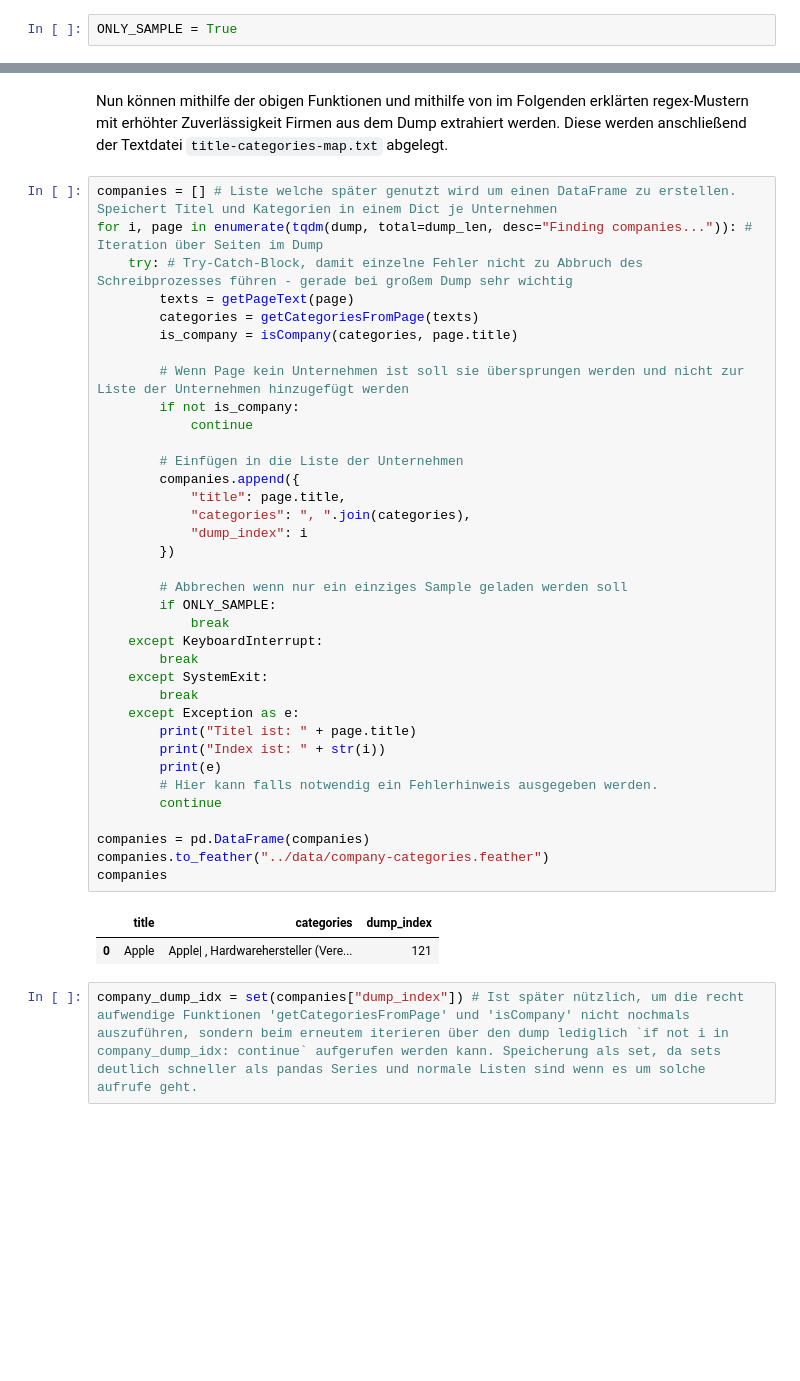
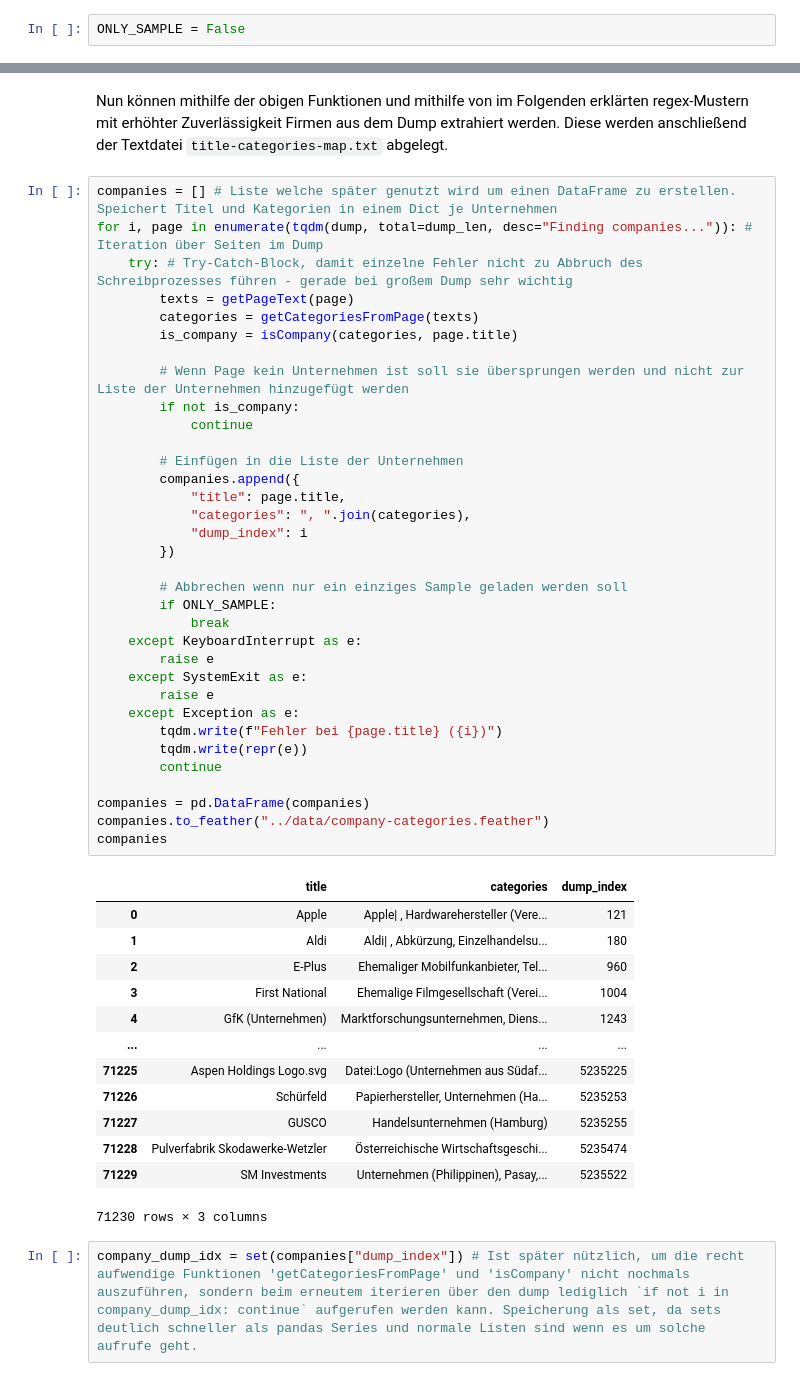
Before and after one commit to relativityhd/forschungsseminar-nlp, a Jupyter notebook: src/Aufgabe 1.ipynb, the cells around one changed output, grey strips where cells are left out. Saved outputs shown, nothing was run; the diff lists cells and outputs as text; blank space fills up the shorter version.

```diff
--- a/src/Aufgabe 1.ipynb
+++ b/src/Aufgabe 1.ipynb
@@ -22,7 +22,7 @@ Zur Auswahl stehen hier
 
 Über die Variable `ONLY_SAMPLE` kann bestimmt werden ob nur ein Subset der Daten beispielhaft verarbeitet werden oder der komplette große Dump verarbeitet wird.
 # %%
-ONLY_SAMPLE = True
+ONLY_SAMPLE = False
 # %% [markdown]
 ### Extraktion des Dumps:
 
@@ -194,41 +194,50 @@ Diese werden anschließend der Textdatei `title-categories-map.txt` abgelegt.
 companies = [] # Liste welche später genutzt wird um einen DataFrame zu erstellen. Speichert Titel und Kategorien in einem Dict je Unternehmen
 for i, page in enumerate(tqdm(dump, total=dump_len, desc="Finding companies...")): # Iteration über Seiten im Dump
     try: # Try-Catch-Block, damit einzelne Fehler nicht zu Abbruch des Schreibprozesses führen - gerade bei großem Dump sehr wichtig
         texts = getPageText(page)
         categories = getCategoriesFromPage(texts)
         is_company = isCompany(categories, page.title)
 
         # Wenn Page kein Unternehmen ist soll sie übersprungen werden und nicht zur Liste der Unternehmen hinzugefügt werden
         if not is_company:
             continue
 
         # Einfügen in die Liste der Unternehmen
         companies.append({
             "title": page.title,
             "categories": ", ".join(categories),
             "dump_index": i
         })
 
         # Abbrechen wenn nur ein einziges Sample geladen werden soll
         if ONLY_SAMPLE:
             break
-    except KeyboardInterrupt:
-        break
-    except SystemExit:
-        break
+    except KeyboardInterrupt as e:
+        raise e
+    except SystemExit as e:
+        raise e
     except Exception as e:
-        print("Titel ist: " + page.title)
-        print("Index ist: " + str(i))
-        print(e)
-        # Hier kann falls notwendig ein Fehlerhinweis ausgegeben werden.
+        tqdm.write(f"Fehler bei {page.title} ({i})")
+        tqdm.write(repr(e))
         continue
 
 companies = pd.DataFrame(companies)
 companies.to_feather("../data/company-categories.feather")
 companies
 # %% [output]
 |  | title | categories | dump_index |
 | 0 | Apple | Apple| , Hardwarehersteller (Vere... | 121 |
+| 1 | Aldi | Aldi| , Abkürzung, Einzelhandelsu... | 180 |
+| 2 | E-Plus | Ehemaliger Mobilfunkanbieter, Tel... | 960 |
+| 3 | First National | Ehemalige Filmgesellschaft (Verei... | 1004 |
+| 4 | GfK (Unternehmen) | Marktforschungsunternehmen, Diens... | 1243 |
+| ... | ... | ... | ... |
+| 71225 | Aspen Holdings Logo.svg | Datei:Logo (Unternehmen aus Südaf... | 5235225 |
+| 71226 | Schürfeld | Papierhersteller, Unternehmen (Ha... | 5235253 |
+| 71227 | GUSCO | Handelsunternehmen (Hamburg) | 5235255 |
+| 71228 | Pulverfabrik Skodawerke-Wetzler | Österreichische Wirtschaftsgeschi... | 5235474 |
+| 71229 | SM Investments | Unternehmen (Philippinen), Pasay,... | 5235522 |
+71230 rows × 3 columns
 # %%
 company_dump_idx = set(companies["dump_index"]) # Ist später nützlich, um die recht aufwendige Funktionen 'getCategoriesFromPage' und 'isCompany' nicht nochmals auszuführen, sondern beim erneutem iterieren über den dump lediglich `if not i in company_dump_idx: continue` aufgerufen werden kann. Speicherung als set, da sets deutlich schneller als pandas Series und normale Listen sind wenn es um solche aufrufe geht.
 # %%
```
Also changed, not shown: parts of 9 cells of this notebook, 1 other file.
